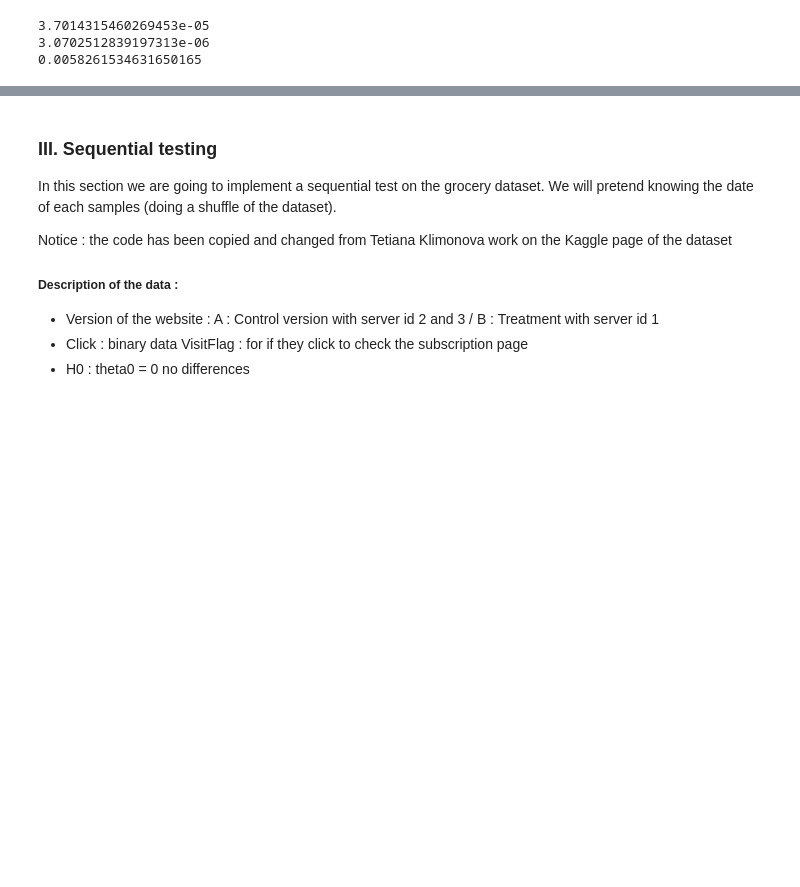
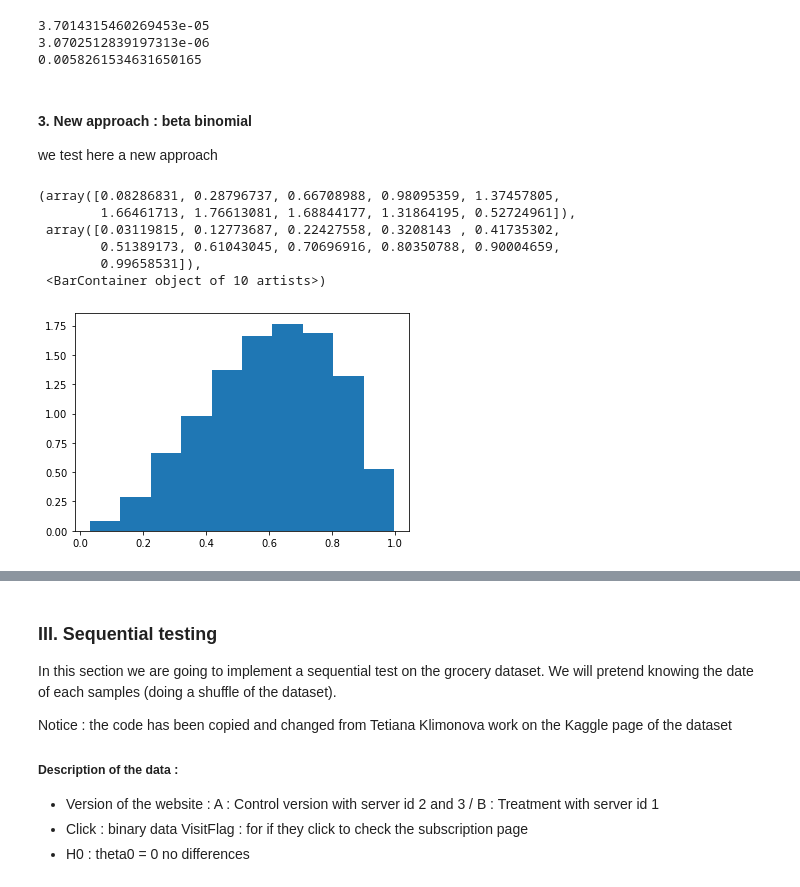
Before and after one commit to paulcout/OCE-project, a Jupyter notebook: OCE_code.ipynb, the cells around one changed output, grey strips where cells are left out. Drawn from its saved outputs; the diff is of its cells as text; code cells hidden in the pictures; blank space fills up the shorter version.

```diff
--- a/OCE_code.ipynb
+++ b/OCE_code.ipynb
@@ -164,3 +180,19 @@ print(tau)
 3.7014315460269453e-05
 3.0702512839197313e-06
 0.0058261534631650165
+# %% [markdown]
+#### 3. New approach : beta binomial
+
+we test here a new approach
+# %%
+samplesbeta = stats.beta.rvs(3, 2, loc=0, scale=1, size=10000 )
+
+plt.hist(samplesbeta, density="true")
+# %% [output]
+(array([0.08286831, 0.28796737, 0.66708988, 0.98095359, 1.37457805,
+        1.66461713, 1.76613081, 1.68844177, 1.31864195, 0.52724961]),
+ array([0.03119815, 0.12773687, 0.22427558, 0.3208143 , 0.41735302,
+        0.51389173, 0.61043045, 0.70696916, 0.80350788, 0.90004659,
+        0.99658531]),
+ <BarContainer object of 10 artists>)
+[figure, added]
```
Also changed, not shown: parts of 4 cells of this notebook.
